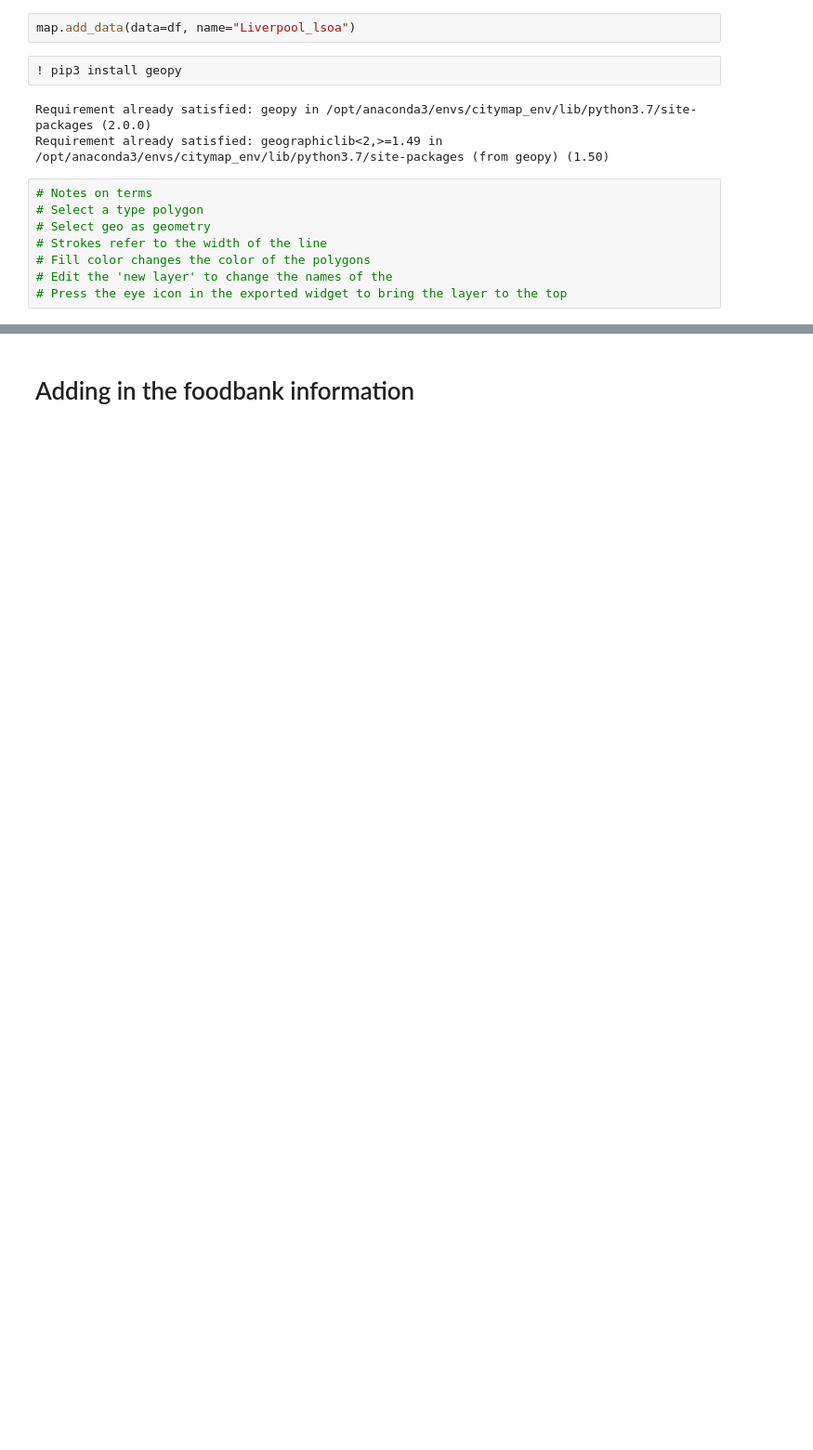
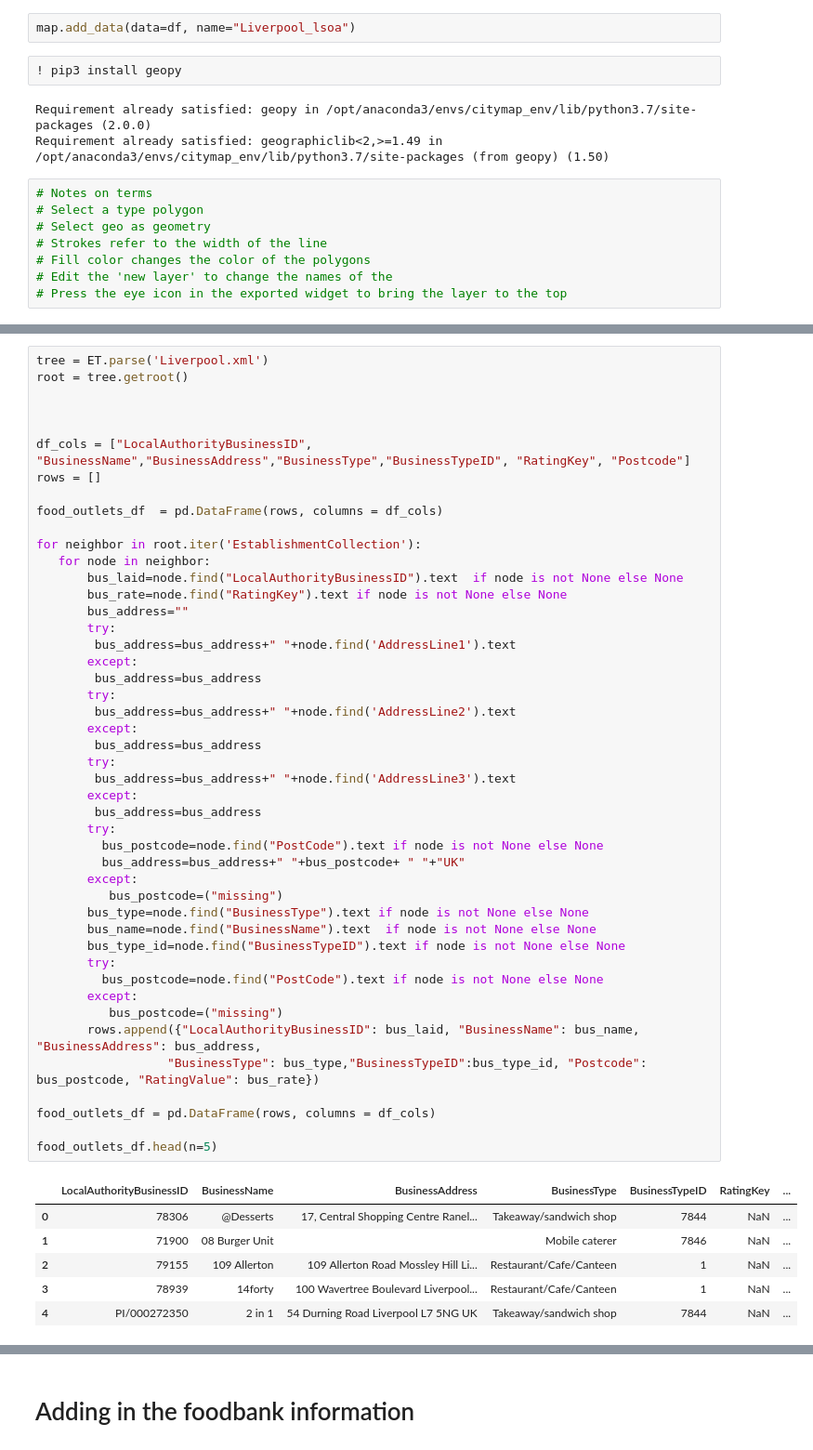
Before and after one commit to johnardavies/City_map, a Jupyter notebook: City_map/Liverpool_map.ipynb, the cells around one changed output, grey strips where cells are left out. Shown at 93% size. Drawn from its saved outputs; the diff is of its cells as text; blank space fills up the shorter version.

Commit message:
parse the Food Stanard Agencies data on venues in Liverpool into geojson and plot on the map

```diff
--- a/City_map/Liverpool_map.ipynb
+++ b/City_map/Liverpool_map.ipynb
@@ -47,0 +98,53 @@ Requirement already satisfied: geographiclib<2,>=1.49 in /opt/anaconda3/envs/cit
+# %%
+tree = ET.parse('Liverpool.xml')
+root = tree.getroot()
+
+
+
+df_cols = ["LocalAuthorityBusinessID", "BusinessName","BusinessAddress","BusinessType","BusinessTypeID", "RatingKey", "Postcode"]
+rows = []
+
+food_outlets_df  = pd.DataFrame(rows, columns = df_cols)
+
+for neighbor in root.iter('EstablishmentCollection'):
+   for node in neighbor:
+       bus_laid=node.find("LocalAuthorityBusinessID").text  if node is not None else None
+       bus_rate=node.find("RatingKey").text if node is not None else None
+       bus_address=""
+       try:
+        bus_address=bus_address+" "+node.find('AddressLine1').text
+       except:
+        bus_address=bus_address
+       try:
+        bus_address=bus_address+" "+node.find('AddressLine2').text
+       except:
+        bus_address=bus_address
+       try:
+        bus_address=bus_address+" "+node.find('AddressLine3').text
+       except:
+        bus_address=bus_address
+       try:
+         bus_postcode=node.find("PostCode").text if node is not None else None
+         bus_address=bus_address+" "+bus_postcode+ " "+"UK"
+       except:
+          bus_postcode=("missing")
+       bus_type=node.find("BusinessType").text if node is not None else None
+       bus_name=node.find("BusinessName").text  if node is not None else None
+       bus_type_id=node.find("BusinessTypeID").text if node is not None else None
+       try:
+         bus_postcode=node.find("PostCode").text if node is not None else None
+       except:
+          bus_postcode=("missing")
+       rows.append({"LocalAuthorityBusinessID": bus_laid, "BusinessName": bus_name, "BusinessAddress": bus_address,
+                  "BusinessType": bus_type,"BusinessTypeID":bus_type_id, "Postcode": bus_postcode, "RatingValue": bus_rate})
+
+food_outlets_df = pd.DataFrame(rows, columns = df_cols)
+
+food_outlets_df.head(n=5)
+# %% [output]
+|  | LocalAuthorityBusinessID | BusinessName | BusinessAddress | BusinessType | BusinessTypeID | RatingKey | ... |
+| 0 | 78306 | @Desserts | 17, Central Shopping Centre Ranel... | Takeaway/sandwich shop | 7844 | NaN | ... |
+| 1 | 71900 | 08 Burger Unit |  | Mobile caterer | 7846 | NaN | ... |
+| 2 | 79155 | 109 Allerton | 109 Allerton Road Mossley Hill Li... | Restaurant/Cafe/Canteen | 1 | NaN | ... |
+| 3 | 78939 | 14forty | 100 Wavertree Boulevard Liverpool... | Restaurant/Cafe/Canteen | 1 | NaN | ... |
+| 4 | PI/000272350 | 2 in 1 | 54 Durning Road Liverpool L7 5NG UK | Takeaway/sandwich shop | 7844 | NaN | ... |
```
Also changed, not shown: parts of 15 cells of this notebook.
